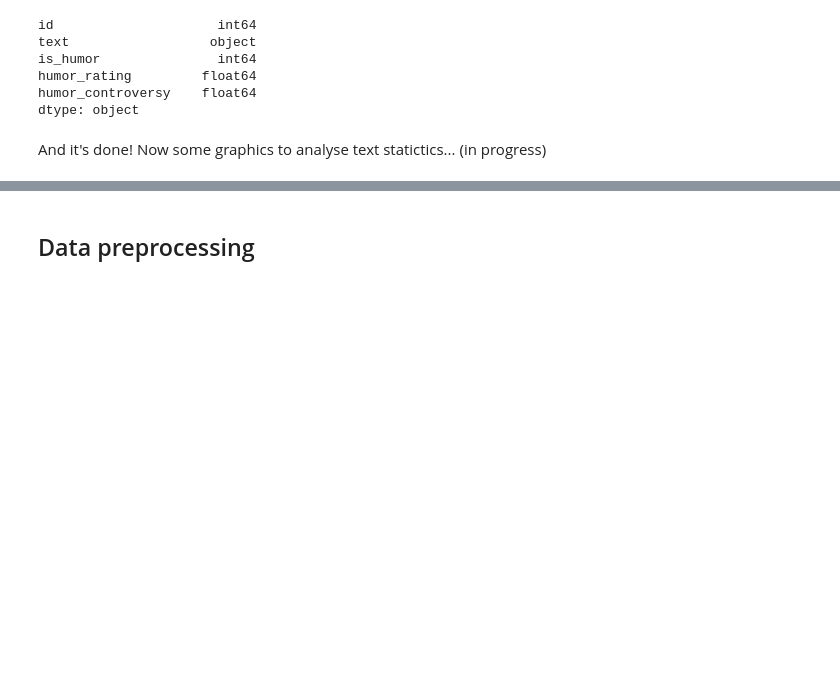
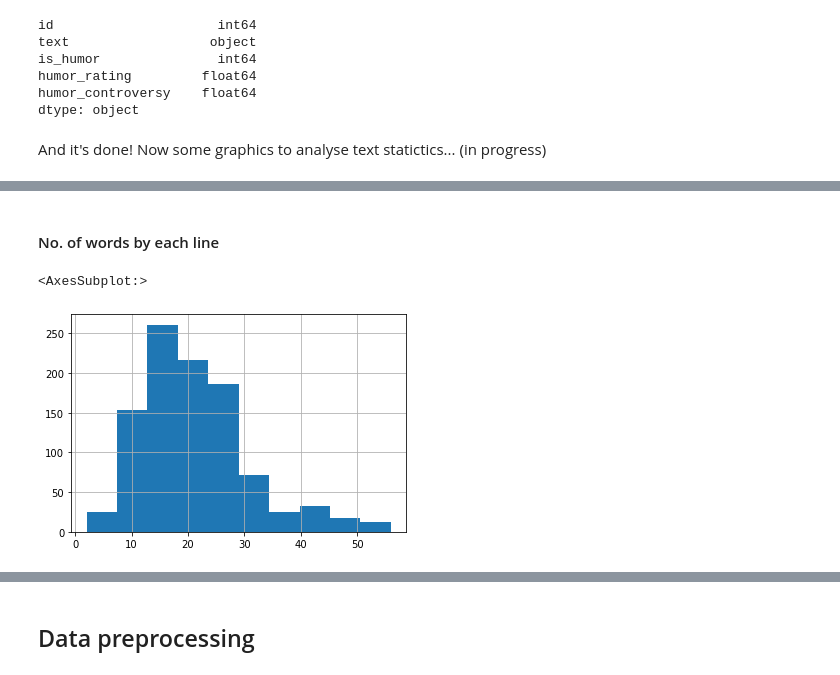
Before and after one commit to JayRx/IART, a Jupyter notebook: proj2/proj2.ipynb, the cells around one changed output, grey strips where cells are left out. Saved outputs shown, nothing was run; the diff lists cells and outputs as text; code cells hidden in the pictures; blank space fills up the shorter version.

```diff
--- a/proj2/proj2.ipynb
+++ b/proj2/proj2.ipynb
@@ -108,0 +118,9 @@ And it's done! Now some graphics to analyse text statictics... (in progress)
+# %% [markdown]
+#### No. of words by each line
+# %%
+dataset['text'].str.split().\
+    map(lambda x: len(x)).\
+    hist()
+# %% [output]
+<AxesSubplot:>
+[figure, added]
```
Also changed, not shown: parts of 5 cells of this notebook.
